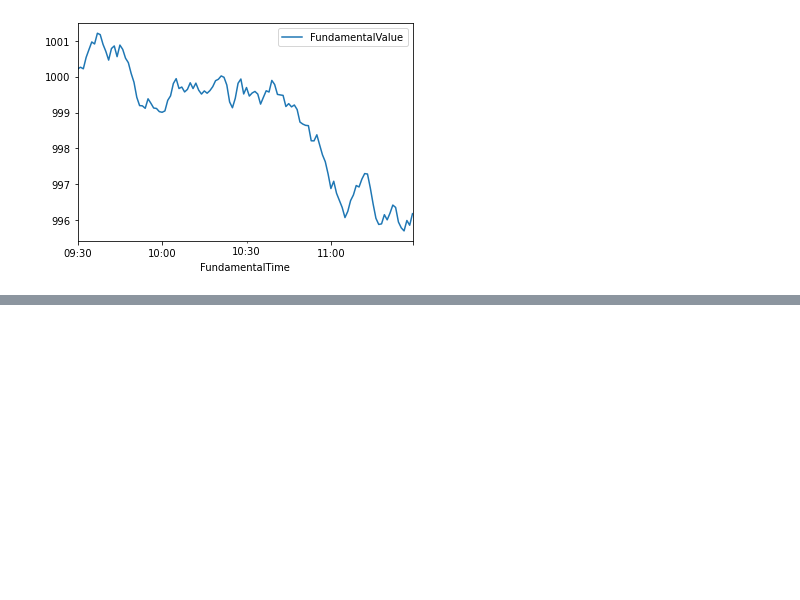
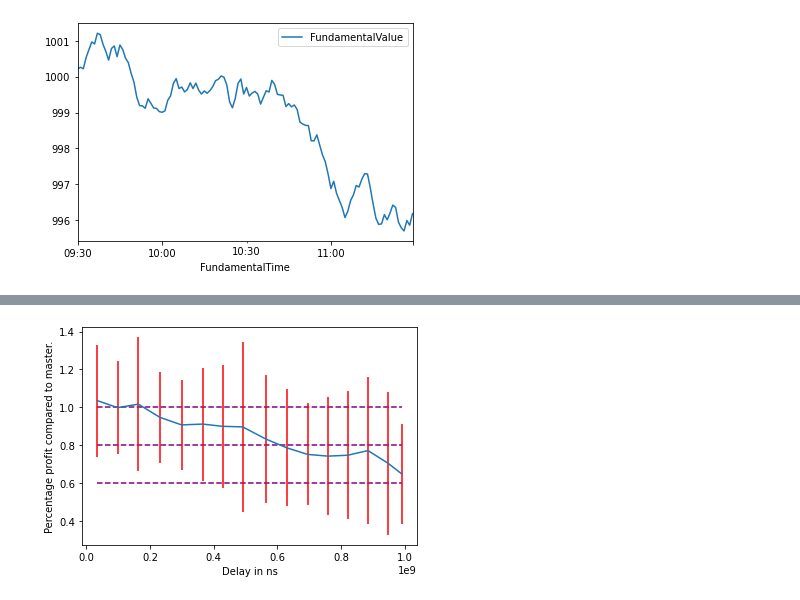
Before and after one commit to hogier/abides, a Jupyter notebook: explore.ipynb, the cells around one changed output, grey strips where cells are left out. Saved outputs shown, nothing was run; the diff lists cells and outputs as text; code cells hidden in the pictures; blank space fills up the shorter version.

Commit message:
created herd04 config

```diff
--- a/explore.ipynb
+++ b/explore.ipynb
@@ -445,3 +445,13 @@ temp
 # %% [output]
 <AxesSubplot:xlabel='FundamentalTime'>
 [figure]
+# %%
+# Herd03 config
+
+PATHS = []
+for file in os.listdir('log'):
+    if 'herd03' in file:
+        PATHS.append(f'log/{file}')
+
+df, slave_ids, master_ids = get_delays_and_profits(PATHS)
+df
@@ -447,0 +476,4 @@ temp
+# %%
+df['g'] = df.index//220
+temp = df.groupby('g').agg(['mean', 'std'])
+temp
@@ -447,0 +500,9 @@ temp
+# %%
+plt.xlabel('Delay in ns')
+plt.ylabel('Percentage profit compared to master.')
+xmin, xmax= temp.DELAY['mean'].min(), temp.DELAY['mean'].max()
+plt.hlines(y=[0.6, 0.8, 1], xmin=[xmin, xmin, xmin], xmax=[xmax, xmax, xmax], colors='purple', linestyles='dashed')
+plt.errorbar(temp.DELAY['mean'], temp.PERCENT['mean'], yerr=temp.PERCENT['std'], ecolor='red')
+plt.show()
+# %% [output]
+[figure, added]
```
Also changed, not shown: parts of 3 cells of this notebook, 3 other files.
